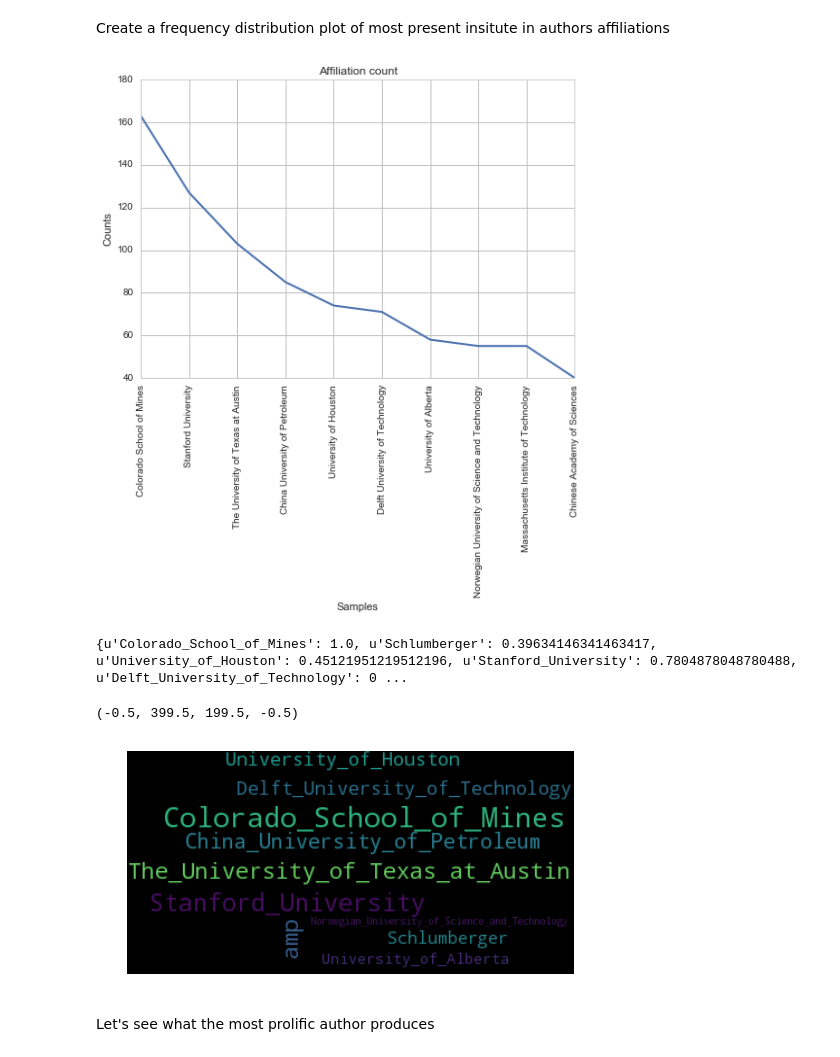
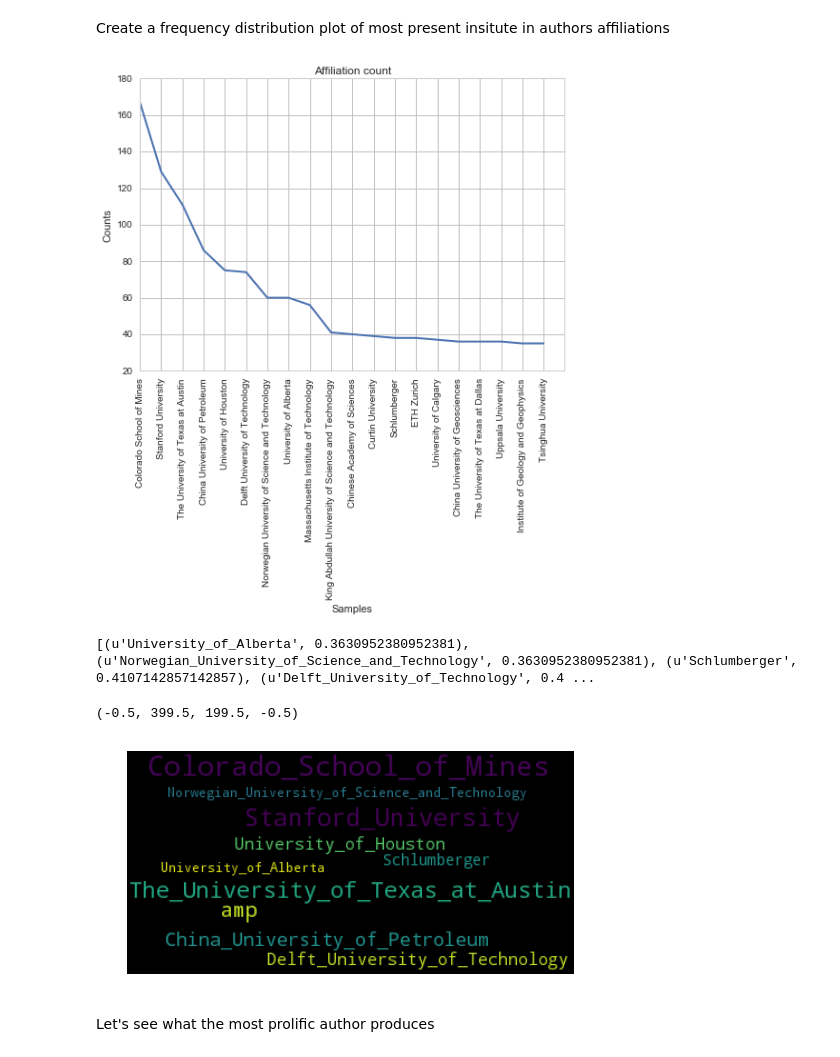
Before and after one commit to mrava87/SEG_NLP, a Jupyter notebook: NLP_SEG_analysis.ipynb, the cells around one changed output. Cells and saved outputs as stored; diff of their text form; code cells hidden in the pictures.

Commit message:
Improved README.md, validated notebook in current project structure adn created useful figures for README

```diff
--- a/NLP_SEG_analysis.ipynb
+++ b/NLP_SEG_analysis.ipynb
@@ -195,18 +195,19 @@ plt.axis("off")
 Create a frequency distribution plot of most present insitute in authors affiliations
 # %%
 freqdist_institute = nltk.FreqDist(affiliations)
-freqdist_institute.plot(10, title='Affiliation count')
+plt.figure()
+freqdist_institute.plot(20, title='Affiliation count')
 
 affiliations_ = map(lambda x: x.replace(' ','_'), affiliations)
 wordcloud = WordCloud(max_words=10,collocations=False).generate('\n'.join(affiliations_))
-print wordcloud.words_
+print sorted(wordcloud.words_.items(), key=lambda x: x[1])
 plt.imshow(wordcloud, interpolation='bilinear')
 plt.axis("off")
 # %% [output]
-[figure, old version]
+[figure, new version]
-{u'Colorado_School_of_Mines': 1.0, u'Schlumberger': 0.39634146341463417, u'University_of_Houston': 0.45121951219512196, u'Stanford_University': 0.7804878048780488, u'Delft_University_of_Technology': 0 ...
+[(u'University_of_Alberta', 0.3630952380952381), (u'Norwegian_University_of_Science_and_Technology', 0.3630952380952381), (u'Schlumberger', 0.4107142857142857), (u'Delft_University_of_Technology', 0.4 ...
 (-0.5, 399.5, 199.5, -0.5)
-[figure, old version]
+[figure, new version]
 # %% [markdown]
 Let's see what the most prolific author produces
 # %%
```
Also changed, not shown: parts of 15 cells of this notebook, 16 other files.
